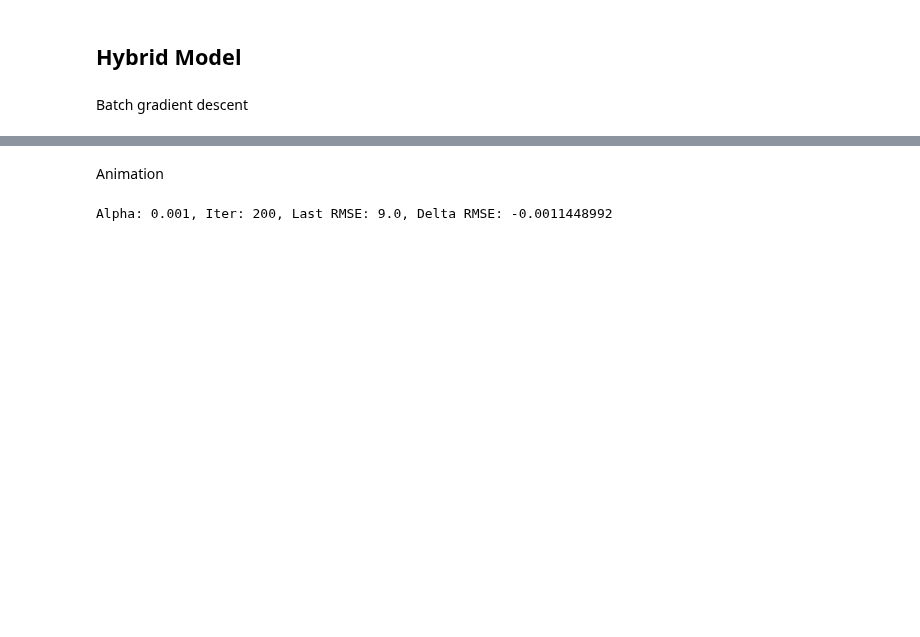
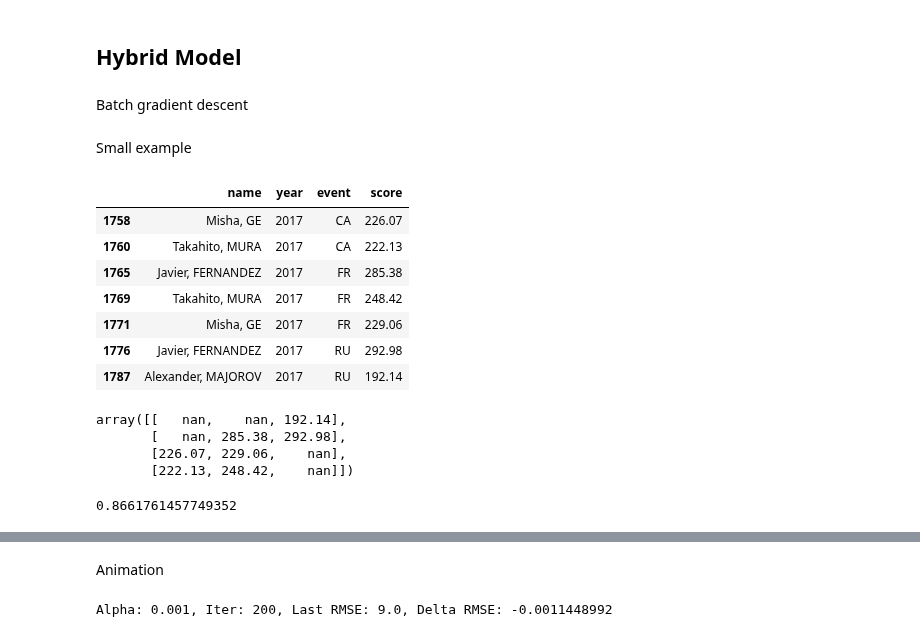
Before and after one commit to khanhnguyendata/skate_predict, a Jupyter notebook: analysis_part2.ipynb, the cells around one changed output, grey strips where cells are left out. Saved outputs shown, nothing was run; the diff lists cells and outputs as text; code cells hidden in the pictures; blank space fills up the shorter version.

Commit message:
Finish writeup for example of step 0 of gradient descent (prepare pivot table)

```diff
--- a/analysis_part2.ipynb
+++ b/analysis_part2.ipynb
@@ -118,3 +118,19 @@ def batch_gd(season_scores, skater_order=None, init_seed=42,
         return baseline, event_scores, skater_scores, rmse_new
     else:
         return baseline, event_scores, skater_scores
+# %% [markdown]
+Small example
+# %%
+sample_season_scores = season_scores.loc[[1758, 1760, 1765, 1769, 1771, 1776, 1787]]
+sample_season_scores.to_csv('viz/sample_season_scores.csv')
+# %%
+sample_season_scores
+# %% [output]
+|  | name | year | event | score |
+| 1758 | Misha, GE | 2017 | CA | 226.07 |
+| 1760 | Takahito, MURA | 2017 | CA | 222.13 |
+| 1765 | Javier, FERNANDEZ | 2017 | FR | 285.38 |
+| 1769 | Takahito, MURA | 2017 | FR | 248.42 |
+| 1771 | Misha, GE | 2017 | FR | 229.06 |
+| 1776 | Javier, FERNANDEZ | 2017 | RU | 292.98 |
+| 1787 | Alexander, MAJOROV | 2017 | RU | 192.14 |
@@ -120,0 +149,7 @@ def batch_gd(season_scores, skater_order=None, init_seed=42,
+# %%
+true_scores
+# %% [output]
+array([[   nan,    nan, 192.14],
+       [   nan, 285.38, 292.98],
+       [226.07, 229.06,    nan],
+       [222.13, 248.42,    nan]])
@@ -120,0 +161,4 @@ def batch_gd(season_scores, skater_order=None, init_seed=42,
+# %%
+baseline
+# %% [output]
+0.8661761457749352
```
Also changed, not shown: parts of 14 cells of this notebook, 5 other files.
